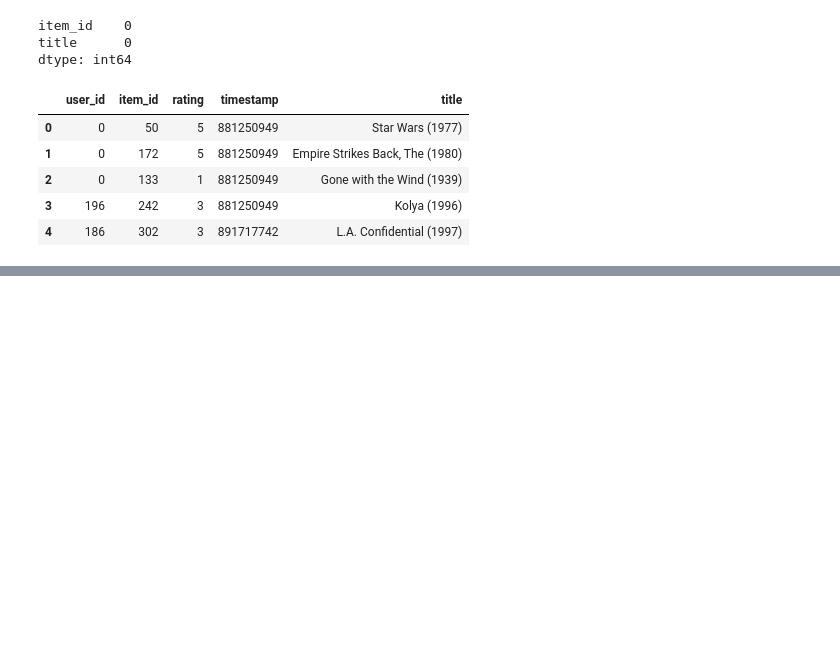
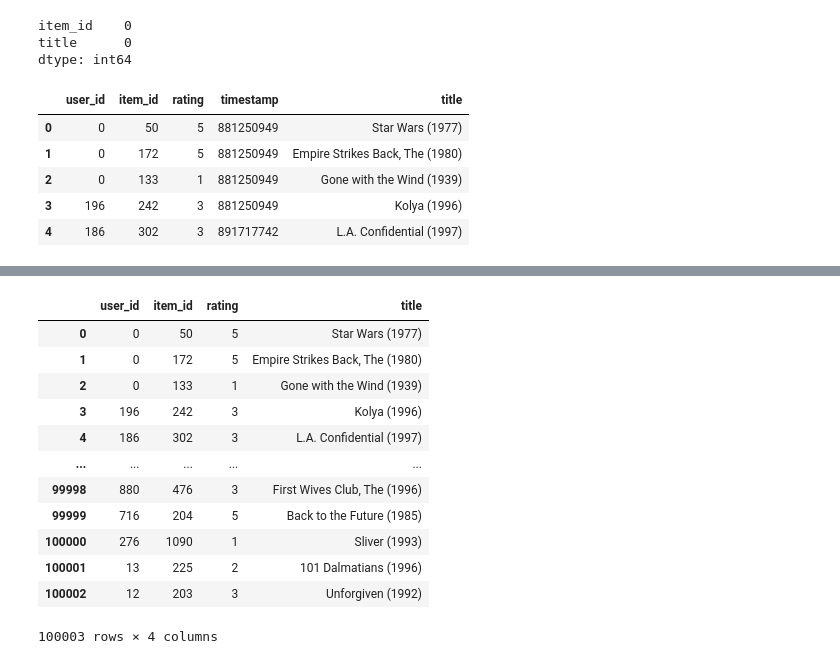
Before and after one commit to haremir/CineMatch, a Jupyter notebook: main.ipynb, the cells around one changed output, grey strips where cells are left out. Saved outputs shown, nothing was run; the diff lists cells and outputs as text; code cells hidden in the pictures; blank space fills up the shorter version.

Commit message:
correlation was made. first stage completed

```diff
--- a/main.ipynb
+++ b/main.ipynb
@@ -81,3 +81,5 @@ data.head()
 # %%
 # Yeni DataFrame'i CSV dosyasına yazdırıyoruz
 data.to_csv("merge_data.csv", index=False)
+data = pd.read_csv("./merge_data.csv", sep = ",")
+data.head()
@@ -83,0 +185,16 @@ data.to_csv("merge_data.csv", index=False)
+# %%
+data.drop((["timestamp"]), axis = 1)
+# %% [output]
+|  | user_id | item_id | rating | title |
+| 0 | 0 | 50 | 5 | Star Wars (1977) |
+| 1 | 0 | 172 | 5 | Empire Strikes Back, The (1980) |
+| 2 | 0 | 133 | 1 | Gone with the Wind (1939) |
+| 3 | 196 | 242 | 3 | Kolya (1996) |
+| 4 | 186 | 302 | 3 | L.A. Confidential (1997) |
+| ... | ... | ... | ... | ... |
+| 99998 | 880 | 476 | 3 | First Wives Club, The (1996) |
+| 99999 | 716 | 204 | 5 | Back to the Future (1985) |
+| 100000 | 276 | 1090 | 1 | Sliver (1993) |
+| 100001 | 13 | 225 | 2 | 101 Dalmatians (1996) |
+| 100002 | 12 | 203 | 3 | Unforgiven (1992) |
+100003 rows × 4 columns
```
Also changed, not shown: parts of 13 cells of this notebook.
